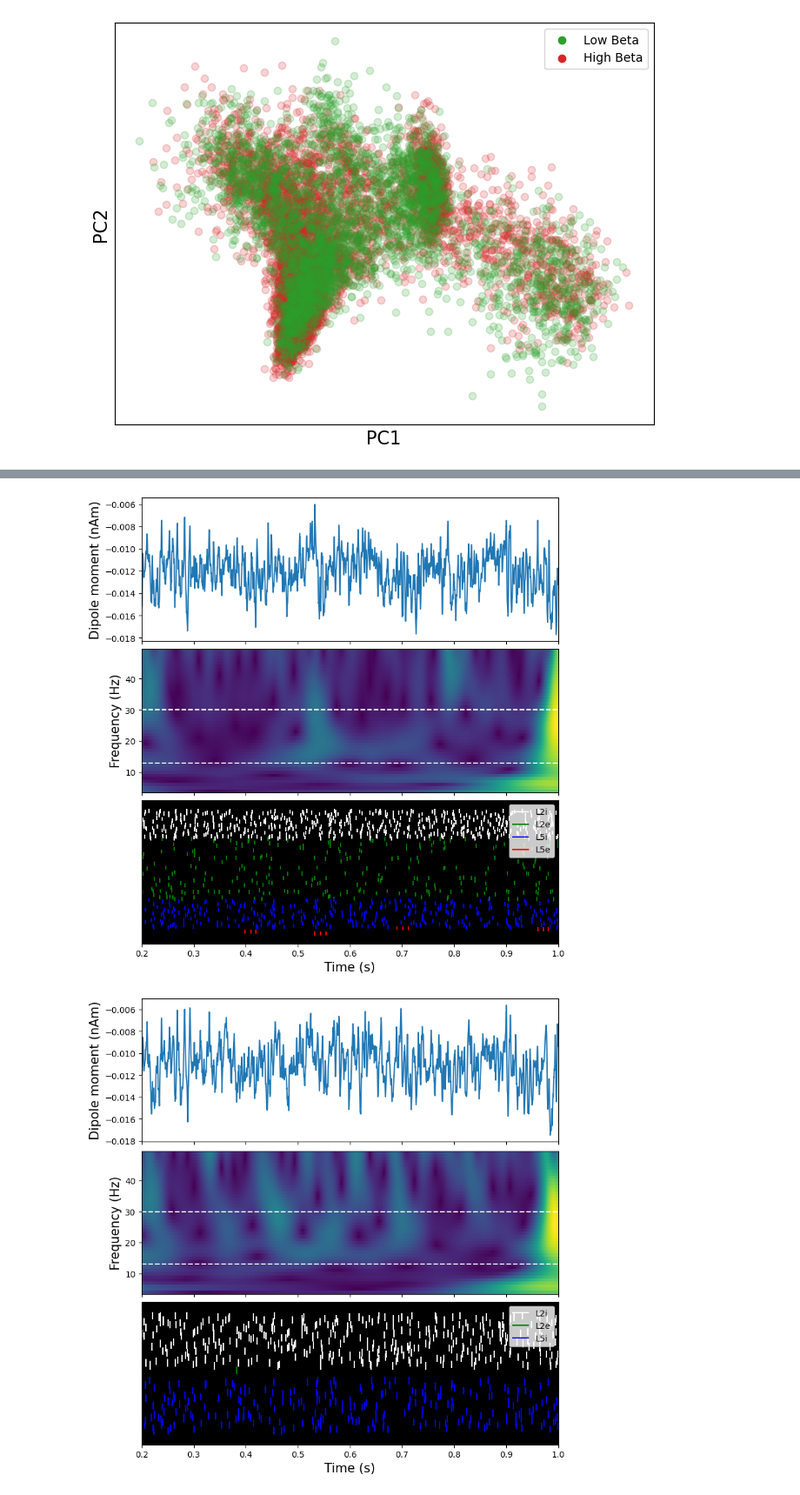
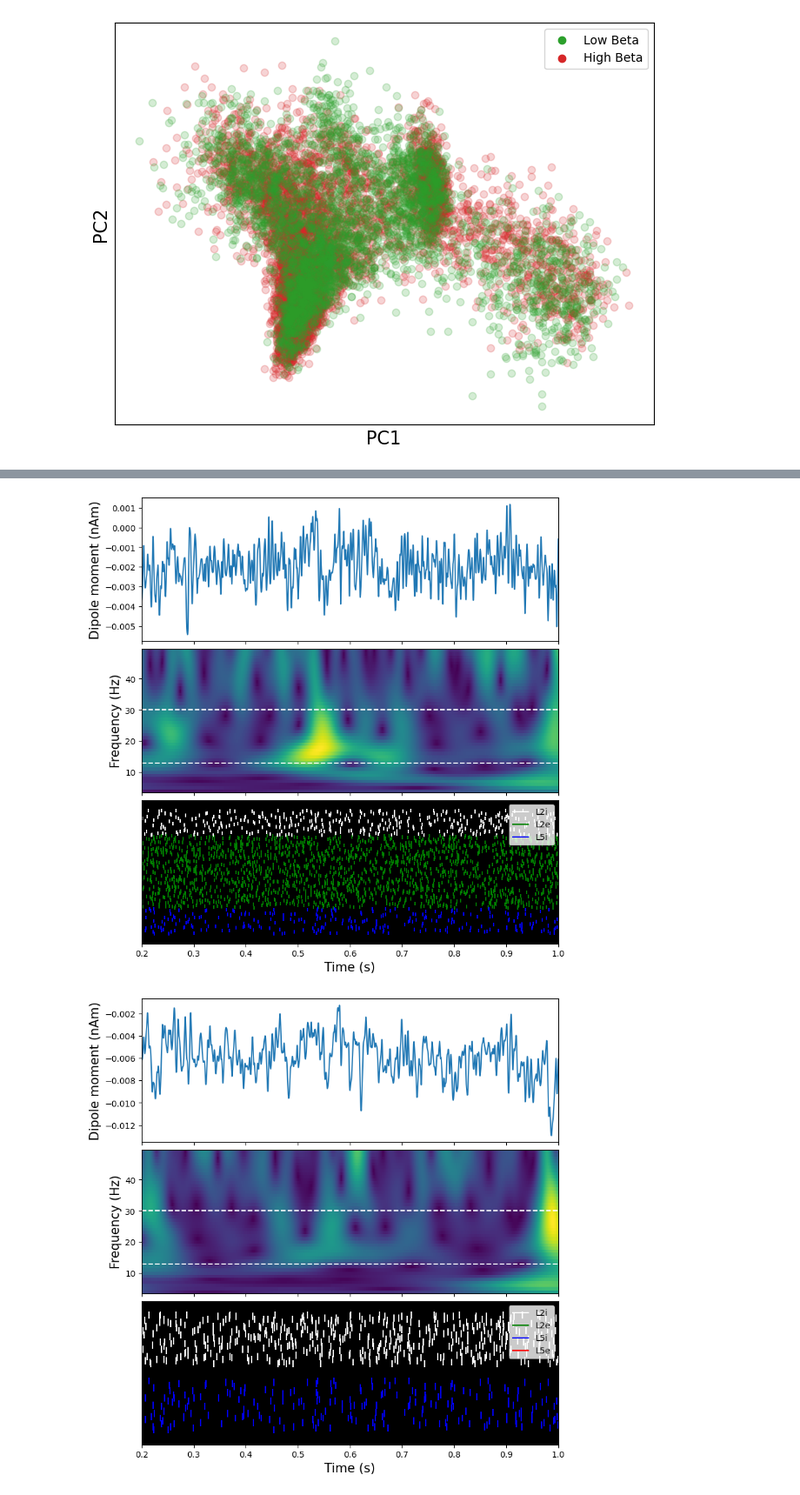
Before and after one commit to ntolley/hnn_latent, a Jupyter notebook: notebooks/excitation_propogation.ipynb, the cells around one changed output, grey strips where cells are left out. Shown at 87% size. Cells and saved outputs as stored; diff of their text form; code cells hidden in the pictures.

```diff
--- a/notebooks/excitation_propogation.ipynb
+++ b/notebooks/excitation_propogation.ipynb
@@ -175,36 +174,35 @@ plt.legend()
 # %%
 plot_freqs = np.arange(4,50,1)
-ratio_sort = np.argsort(beta_ratio)[::-1]
-cv_sort = np.argsort(beta_cv)[::-1]
 
 x_tick_pos = np.linspace(0, times.size, 5)
 x_ticks = np.round(np.linspace(times[0], times[-1], 5), 2)
 
 plot_times = times[mask]
 
-for sim_idx in ratio_sort[6000:6003]:
+for sim_idx in ratio_sort[4050:4053]:
     fig, axes = plt.subplots(3, 1, sharex=True, figsize=(8, 8),constrained_layout=True)
 
     sig = dpl[sim_idx,:]
+    sig_beta = dpl_beta[sim_idx, :]
     spike_times_trial = np.array(spike_times[sim_idx]) / 1000
     spike_gids_trial = np.array(spike_gids[sim_idx])
     spike_types_trial = np.array(list(map(gid_to_type, spike_gids_trial)))
 
-    axes[0].plot(plot_times, sig[mask])
+    axes[0].plot(plot_times, sig_beta[mask])
     axes[0].set_ylabel('Dipole moment (nAm)', fontsize=15)
     axes[0].axvline(0.2, color='k', linestyle='--')
 
     mwt = compute_wavelet_transform(sig, fs, plot_freqs, n_cycles=4)
     plot_power = np.abs(mwt[:,mask])
     axes[1].pcolormesh(plot_times, plot_freqs, plot_power)
     axes[1].axhline(13, color='w', linestyle='--')
     axes[1].axhline(30, color='w', linestyle='--')
     axes[1].set_ylabel('Frequency (Hz)', fontsize=15)
 
     plot_spikes_raster(spike_times_trial, spike_gids_trial, spike_types_trial, gid_ranges, ax=axes[2])
     axes[2].set_ylabel('Cell ID', fontsize=15)
     axes[2].set_xlabel('Time (s)', fontsize=15)
     axes[2].set_xlim(0.2, 1)
 # %% [output]
-[figure, old version]
+[figure, new version]
-[figure, old version]
+[figure, new version]
```
Also changed, not shown: parts of 8 cells of this notebook, 3 other files.
